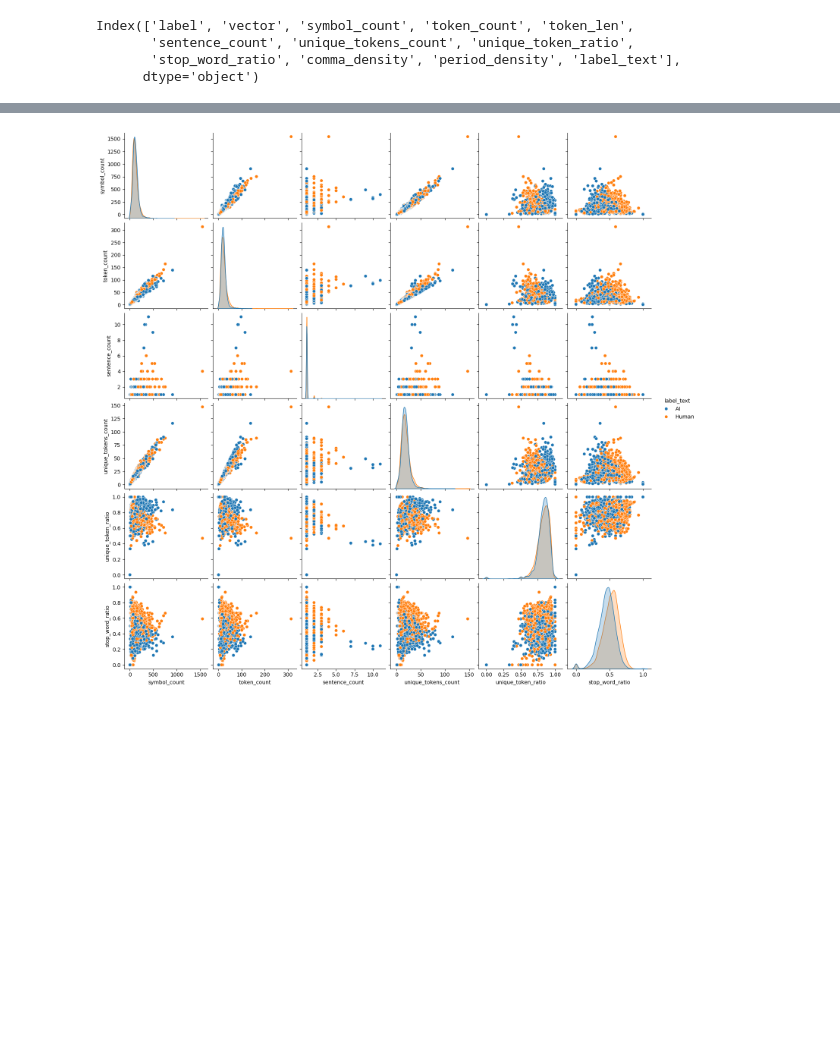
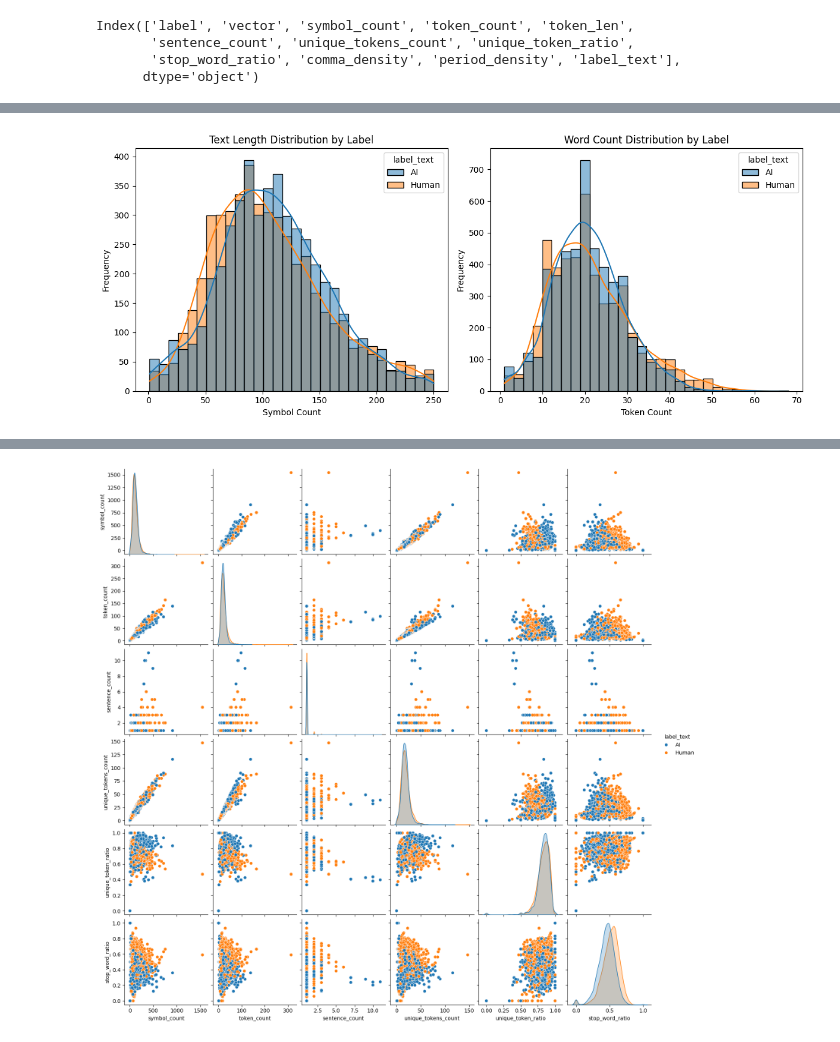
Before and after one commit to WellKnownDedication/Human-vs-AI-essays-classification-and-analysis, a Jupyter notebook: src/notebook.ipynb, the cells around one changed output, grey strips where cells are left out. Saved outputs shown, nothing was run; the diff lists cells and outputs as text; code cells hidden in the pictures; blank space fills up the shorter version.

```diff
--- a/src/notebook.ipynb
+++ b/src/notebook.ipynb
@@ -67,6 +67,8 @@ f_df = pd.concat([df['label'].reset_index(drop=True), f_df.reset_index(drop=True
 
 label_map = {0: "Human", 1: "AI"}
 f_df["label_text"] = f_df["label"].map(label_map)
+
+smf_df = f_df[f_df["symbol_count"] <= 250]
 # %%
 f_df
 # %% [output]
@@ -147,0 +116,19 @@ sns.histplot(data=f_df[f_df["token_count"] <= 50].reset_index(drop=True), x='tok
+# %%
+plt.figure(figsize=(12, 5))
+
+# Text length distribution by label
+plt.subplot(1, 2, 1)
+sns.histplot(data=smf_df, x='symbol_count', hue='label_text', bins=30, kde=True)
+plt.xlabel('Symbol Count')
+plt.ylabel('Frequency')
+
+# Word count distribution by label
+plt.subplot(1, 2, 2)
+sns.histplot(data=smf_df, x='token_count', hue='label_text', bins=30, kde=True)
+plt.xlabel('Token Count')
+plt.ylabel('Frequency')
+
+plt.tight_layout()
+plt.show()
+# %% [output]
+[figure, added]
```
Also changed, not shown: parts of 17 cells of this notebook.
